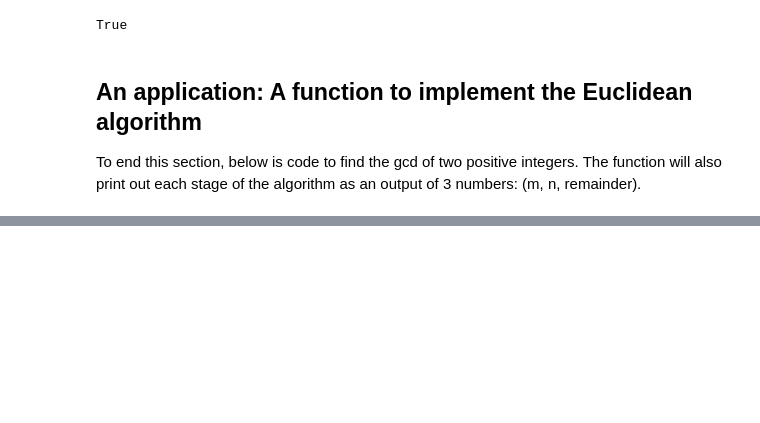
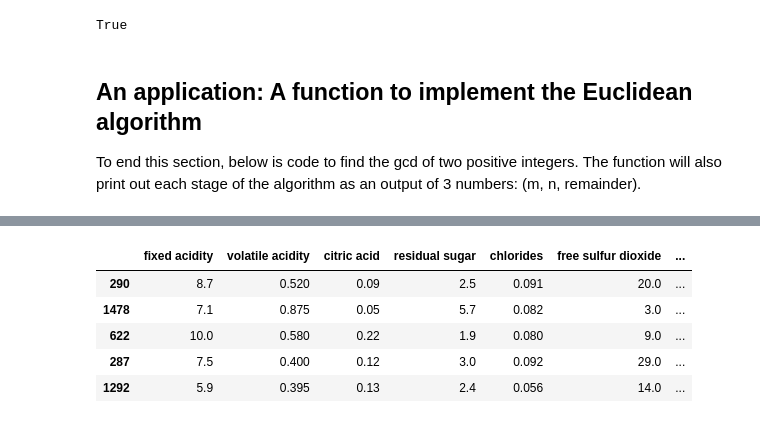
Before and after one commit to uliang/First-steps-with-the-Python-language, a Jupyter notebook: unit1_3.ipynb, the cells around one changed output, grey strips where cells are left out. Saved outputs shown, nothing was run; the diff lists cells and outputs as text; code cells hidden in the pictures; blank space fills up the shorter version.

```diff
--- a/unit1_3.ipynb
+++ b/unit1_3.ipynb
@@ -204,0 +254,13 @@ Greatest common divisor of 151 and 1223 is 1
+# %%
+import pandas as pd # Importing the pandas library
+
+wine = pd.read_csv("winequality-red.csv", sep=';')
+
+wine.sample(5)
+# %% [output]
+|  | fixed acidity | volatile acidity | citric acid | residual sugar | chlorides | free sulfur dioxide | ... |
+| 290 | 8.7 | 0.520 | 0.09 | 2.5 | 0.091 | 20.0 | ... |
+| 1478 | 7.1 | 0.875 | 0.05 | 5.7 | 0.082 | 3.0 | ... |
+| 622 | 10.0 | 0.580 | 0.22 | 1.9 | 0.080 | 9.0 | ... |
+| 287 | 7.5 | 0.400 | 0.12 | 3.0 | 0.092 | 29.0 | ... |
+| 1292 | 5.9 | 0.395 | 0.13 | 2.4 | 0.056 | 14.0 | ... |
```
Also changed, not shown: parts of 20 cells of this notebook.
